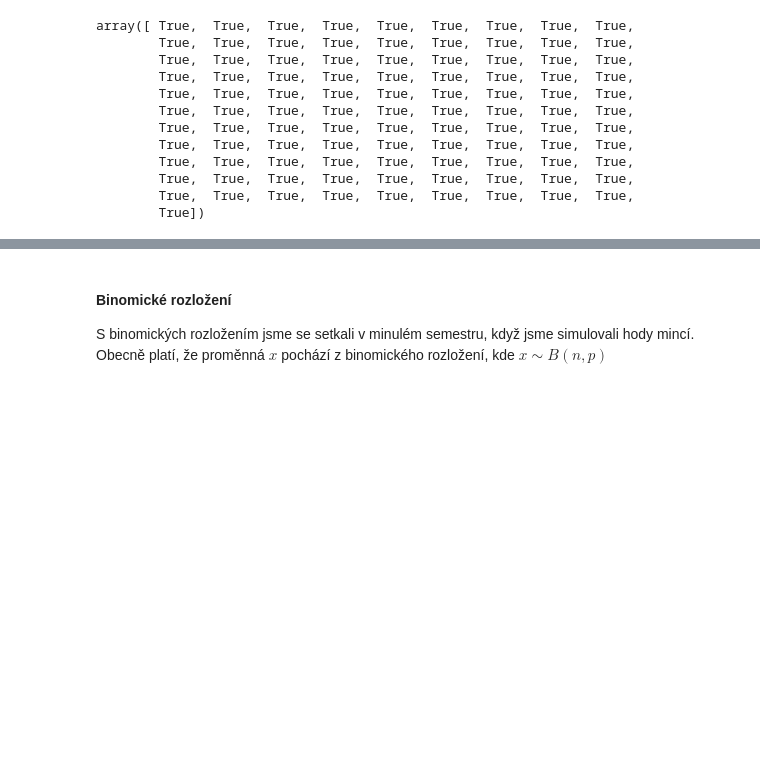
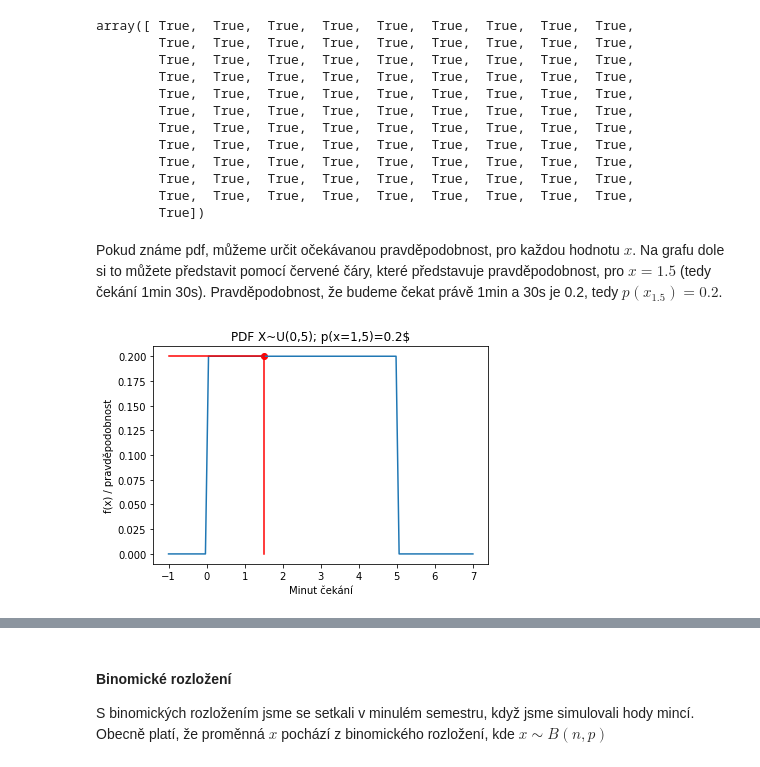
Before and after one commit to schubertjan/cuni, a Jupyter notebook: stats/cviceni/cviceni_2/pravdepodobnostni_rozlozeni.ipynb, the cells around one changed output, grey strips where cells are left out. Saved outputs shown, nothing was run; the diff lists cells and outputs as text; code cells hidden in the pictures; blank space fills up the shorter version.

Commit message:
stats l2

```diff
--- a/stats/cviceni/cviceni_2/pravdepodobnostni_rozlozeni.ipynb
+++ b/stats/cviceni/cviceni_2/pravdepodobnostni_rozlozeni.ipynb
@@ -83,3 +91,19 @@ array([ True,  True,  True,  True,  True,  True,  True,  True,  True,
         True,  True,  True,  True,  True,  True,  True,  True,  True,
         True,  True,  True,  True,  True,  True,  True,  True,  True,
         True])
+# %% [markdown]
+Pokud známe pdf, můžeme určit očekávanou pravděpodobnost, pro každou hodnotu $x$. Na grafu dole si to můžete představit pomocí červené čáry, které představuje pravděpodobnost, pro $x=1.5$ (tedy čekání 1min 30s). Pravděpodobnost, že budeme čekat právě 1min a 30s je 0.2, tedy $p(x_{1.5}) = 0.2$.
+# %%
+p_15 = stats.uniform.pdf(x = 1.5, loc = 0, scale = 5)
+
+
+plt.plot(x, pdf)
+plt.xlabel("Minut čekání")
+plt.plot([1.5,1.5], [0, 0.2], color = "red")
+plt.plot([-1,1.5], [0.2, 0.2], color = "red")
+plt.scatter(1.5, 0.2, color = "red")
+plt.ylabel("f(x) / pravděpodobnost")
+plt.title(f"PDF X~U(0,5); p(x=1,5)={p_15}$")
+plt.show()
+# %% [output]
+[figure, added]
```
Also changed, not shown: parts of 8 cells of this notebook.
